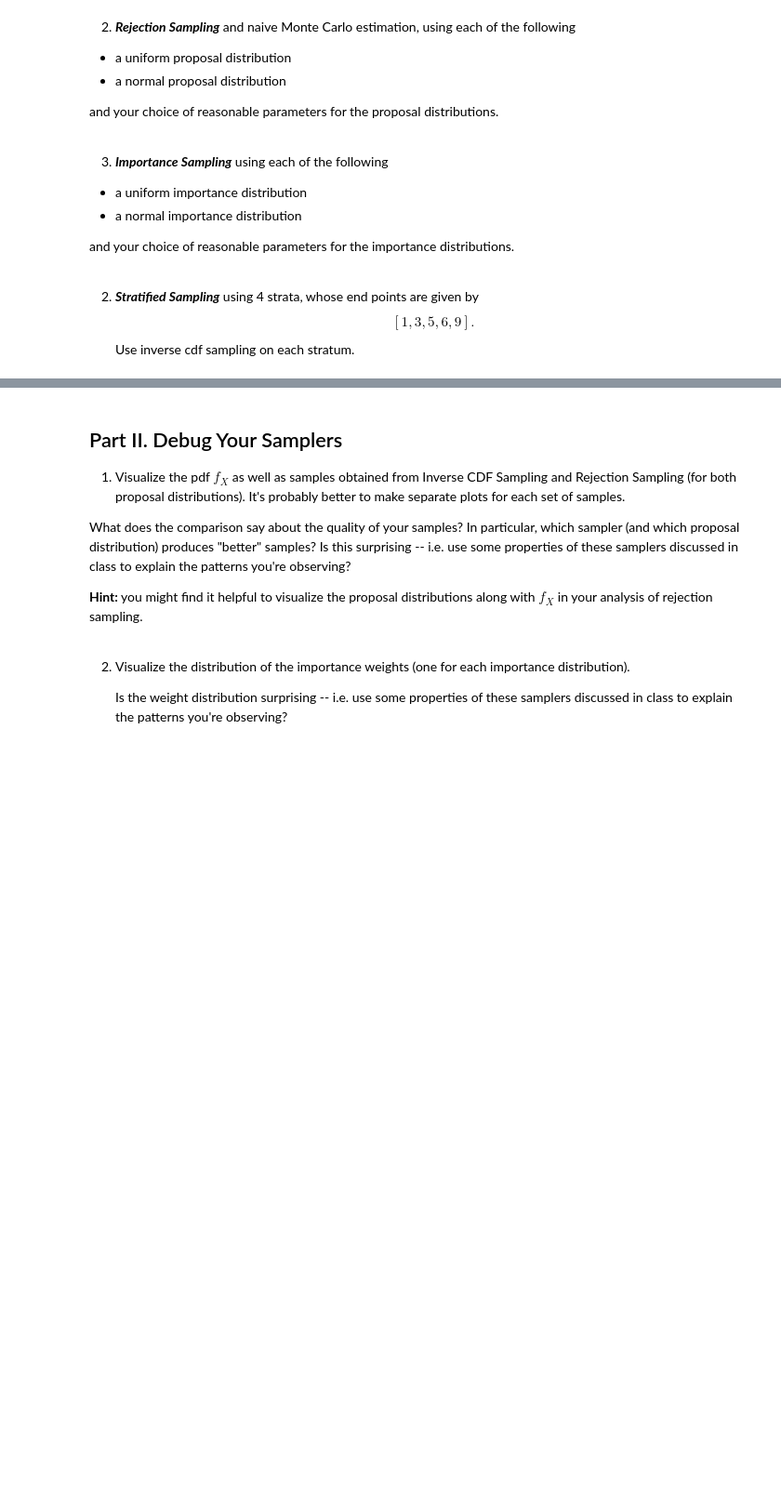
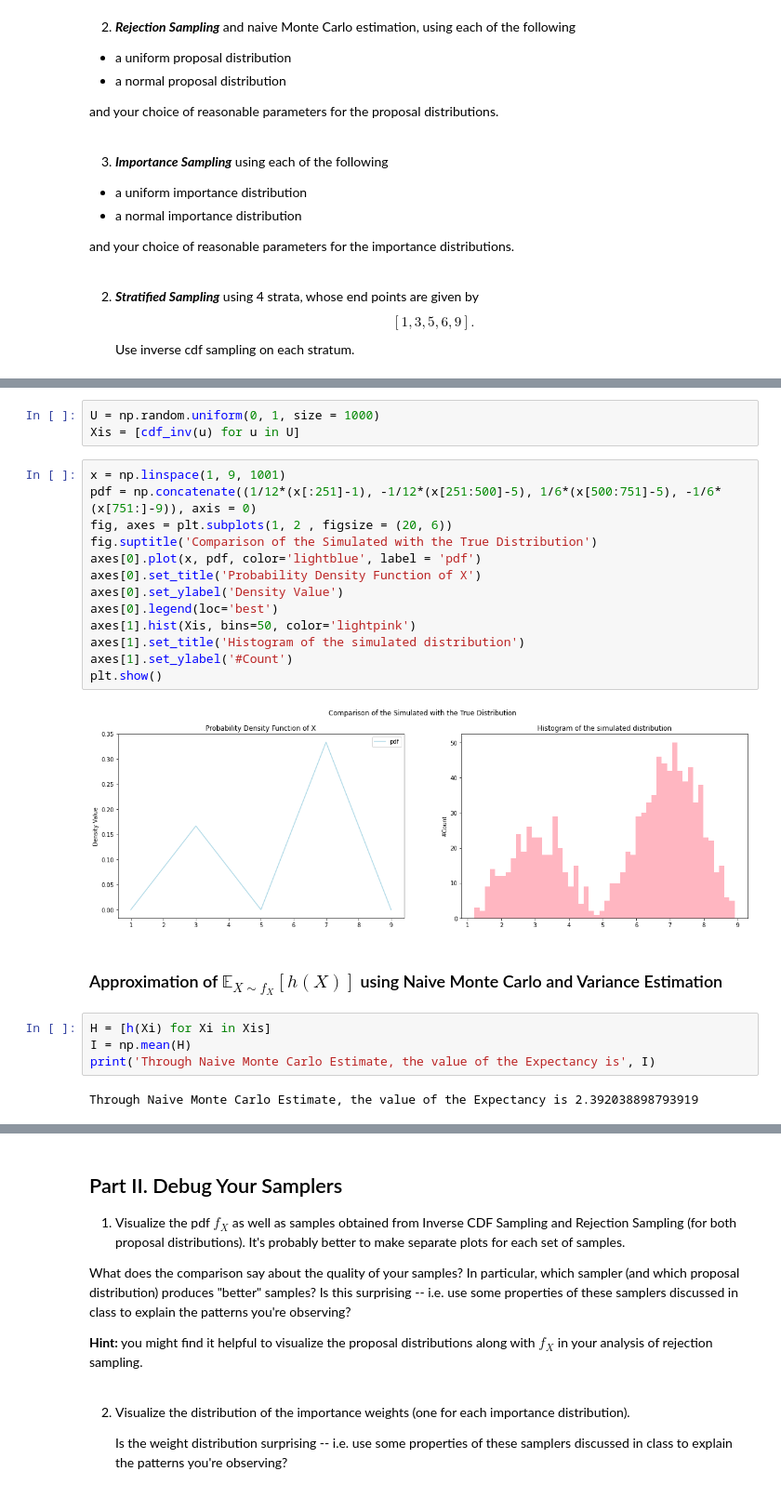
Before and after one commit to DavidAssaraf106/AM207, a Jupyter notebook: homework/HW3/AM207_HW3.ipynb, the cells around one changed output, grey strips where cells are left out. Shown: that part at 93% size. Saved outputs shown, nothing was run; the diff lists cells and outputs as text; blank space fills up the shorter version.

```diff
--- a/homework/HW3/AM207_HW3.ipynb
+++ b/homework/HW3/AM207_HW3.ipynb
@@ -80,0 +202,26 @@ Use inverse cdf sampling on each stratum.
+# %%
+U = np.random.uniform(0, 1, size = 1000)
+Xis = [cdf_inv(u) for u in U]
+# %%
+x = np.linspace(1, 9, 1001)
+pdf = np.concatenate((1/12*(x[:251]-1), -1/12*(x[251:500]-5), 1/6*(x[500:751]-5), -1/6*(x[751:]-9)), axis = 0)
+fig, axes = plt.subplots(1, 2 , figsize = (20, 6))
+fig.suptitle('Comparison of the Simulated with the True Distribution')
+axes[0].plot(x, pdf, color='lightblue', label = 'pdf')
+axes[0].set_title('Probability Density Function of X')
+axes[0].set_ylabel('Density Value')
+axes[0].legend(loc='best')
+axes[1].hist(Xis, bins=50, color='lightpink')
+axes[1].set_title('Histogram of the simulated distribution')
+axes[1].set_ylabel('#Count')
+plt.show()
+# %% [output]
+[figure, added]
+# %% [markdown]
+### Approximation of $\mathbb{E}_{X\sim f_X}[h(X)]$ using Naive Monte Carlo and Variance Estimation
+# %%
+H = [h(Xi) for Xi in Xis]
+I = np.mean(H)
+print('Through Naive Monte Carlo Estimate, the value of the Expectancy is', I)
+# %% [output]
+Through Naive Monte Carlo Estimate, the value of the Expectancy is 2.392038898793919
```
Also changed, not shown: parts of 96 cells of this notebook.
